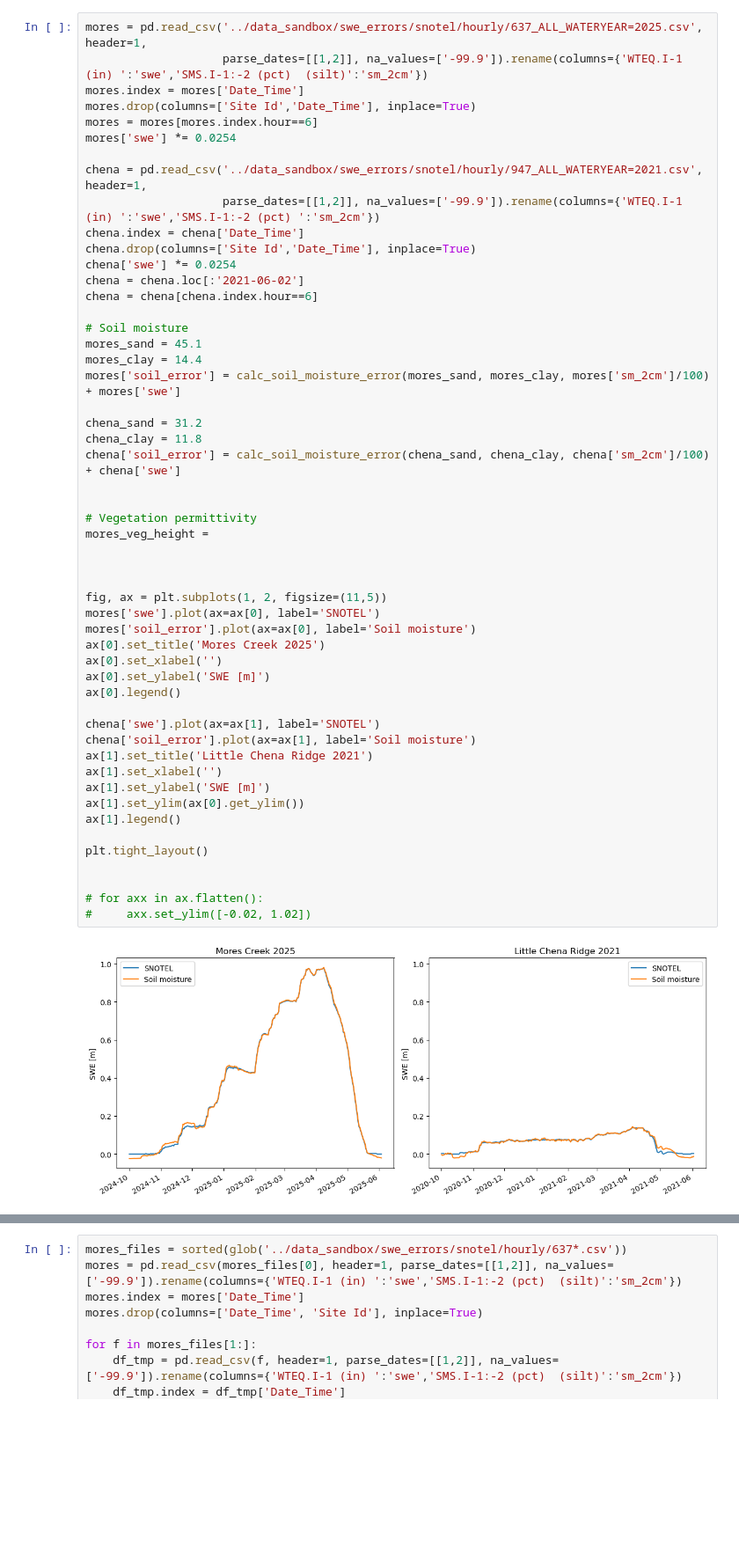
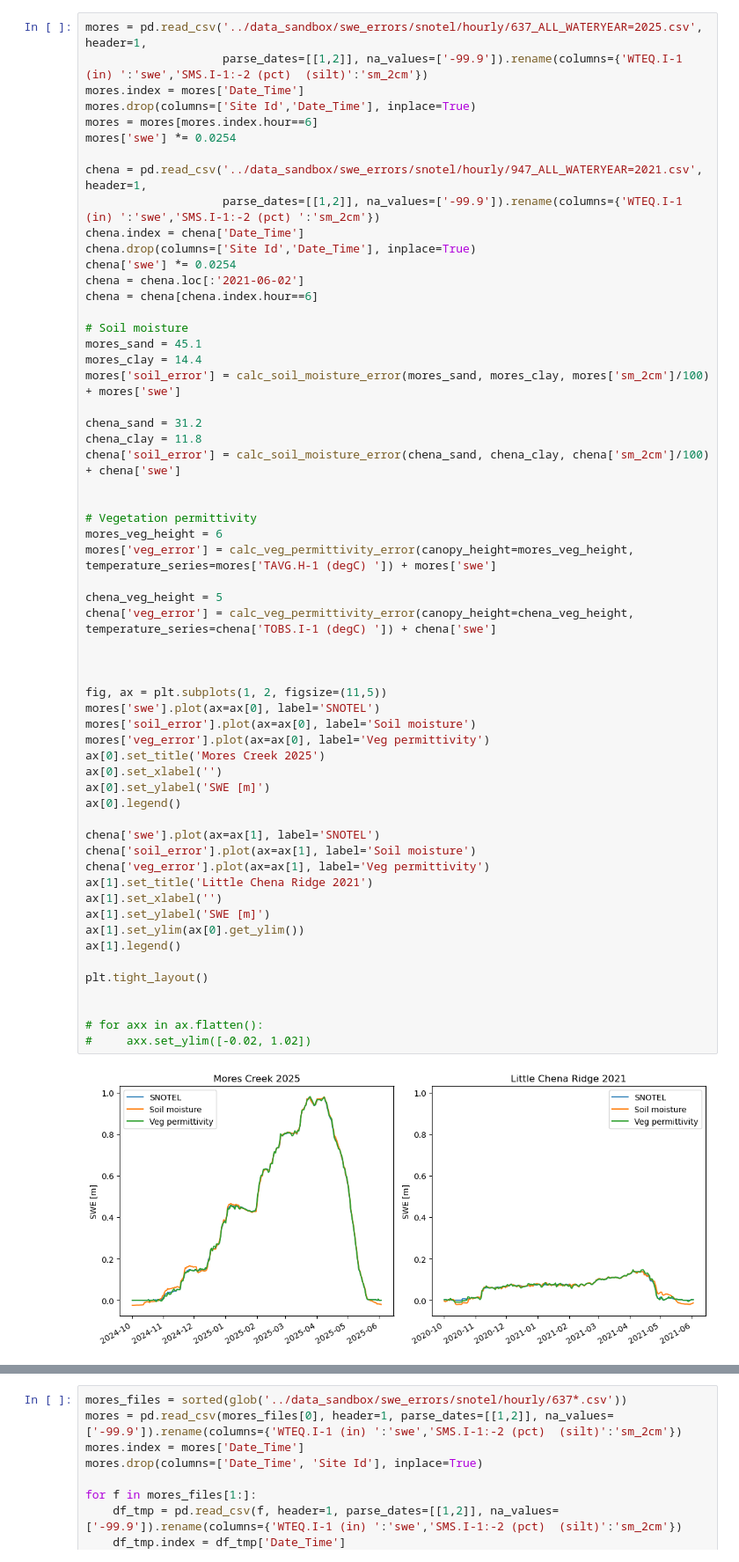
Before and after one commit to rpalomaki/SWE_error_analysis, a Jupyter notebook: ross_sandbox.ipynb, the cells around one changed output, grey strips where cells are left out. Shown at 88% size. Saved outputs shown, nothing was run; the diff lists cells and outputs as text; blank space fills up the shorter version.

```diff
--- a/ross_sandbox.ipynb
+++ b/ross_sandbox.ipynb
@@ -38,33 +42,39 @@ chena_sand = 31.2
 chena_clay = 11.8
 chena['soil_error'] = calc_soil_moisture_error(chena_sand, chena_clay, chena['sm_2cm']/100) + chena['swe']
 
 
 # Vegetation permittivity
-mores_veg_height =
+mores_veg_height = 6
+mores['veg_error'] = calc_veg_permittivity_error(canopy_height=mores_veg_height, temperature_series=mores['TAVG.H-1 (degC) ']) + mores['swe']
+
+chena_veg_height = 5
+chena['veg_error'] = calc_veg_permittivity_error(canopy_height=chena_veg_height, temperature_series=chena['TOBS.I-1 (degC) ']) + chena['swe']
 
 
 
 fig, ax = plt.subplots(1, 2, figsize=(11,5))
 mores['swe'].plot(ax=ax[0], label='SNOTEL')
 mores['soil_error'].plot(ax=ax[0], label='Soil moisture')
+mores['veg_error'].plot(ax=ax[0], label='Veg permittivity')
 ax[0].set_title('Mores Creek 2025')
 ax[0].set_xlabel('')
 ax[0].set_ylabel('SWE [m]')
 ax[0].legend()
 
 chena['swe'].plot(ax=ax[1], label='SNOTEL')
 chena['soil_error'].plot(ax=ax[1], label='Soil moisture')
+chena['veg_error'].plot(ax=ax[1], label='Veg permittivity')
 ax[1].set_title('Little Chena Ridge 2021')
 ax[1].set_xlabel('')
 ax[1].set_ylabel('SWE [m]')
 ax[1].set_ylim(ax[0].get_ylim())
 ax[1].legend()
 
 plt.tight_layout()
 
 
 # for axx in ax.flatten():
 #     axx.set_ylim([-0.02, 1.02])
 # %% [output]
-[figure, old version]
+[figure, new version]
 # %%
```
Also changed, not shown: parts of 6 cells of this notebook, 1 other file.
